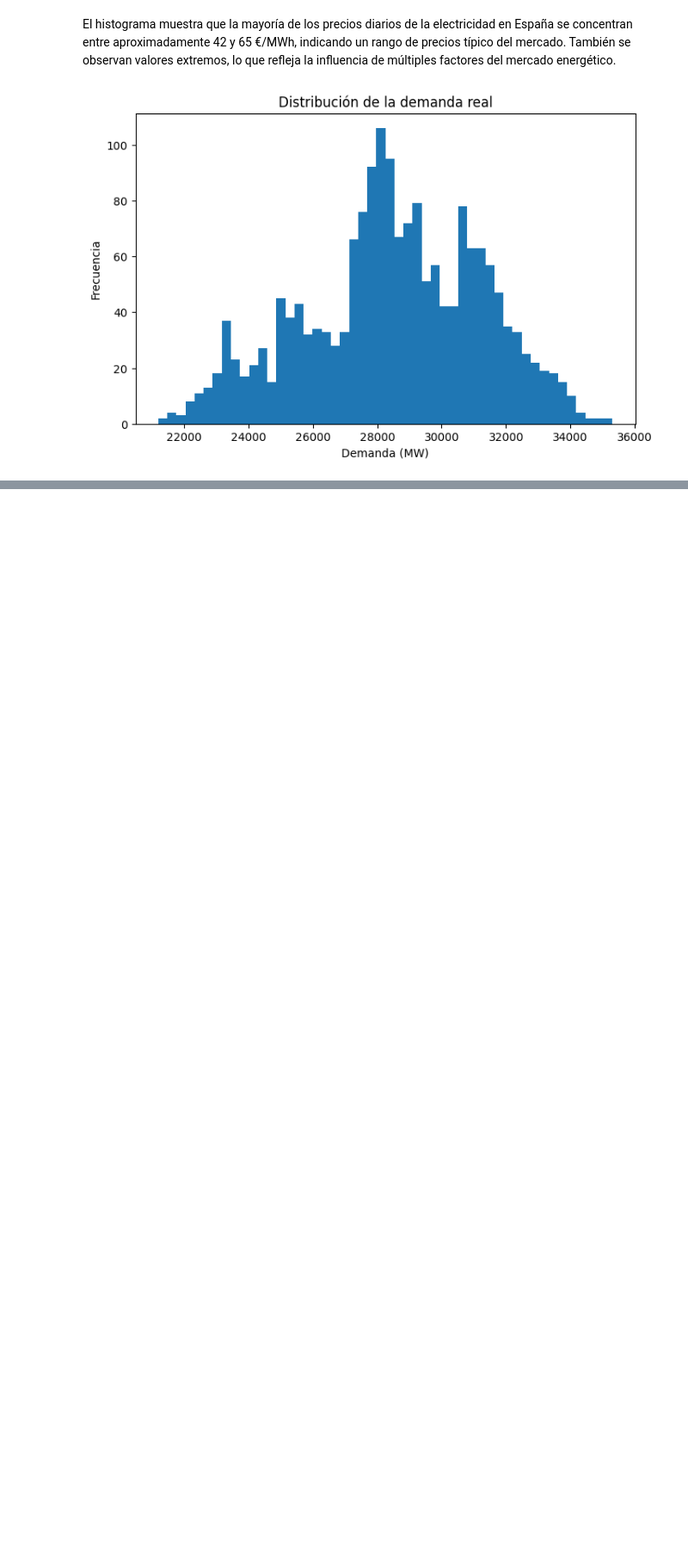
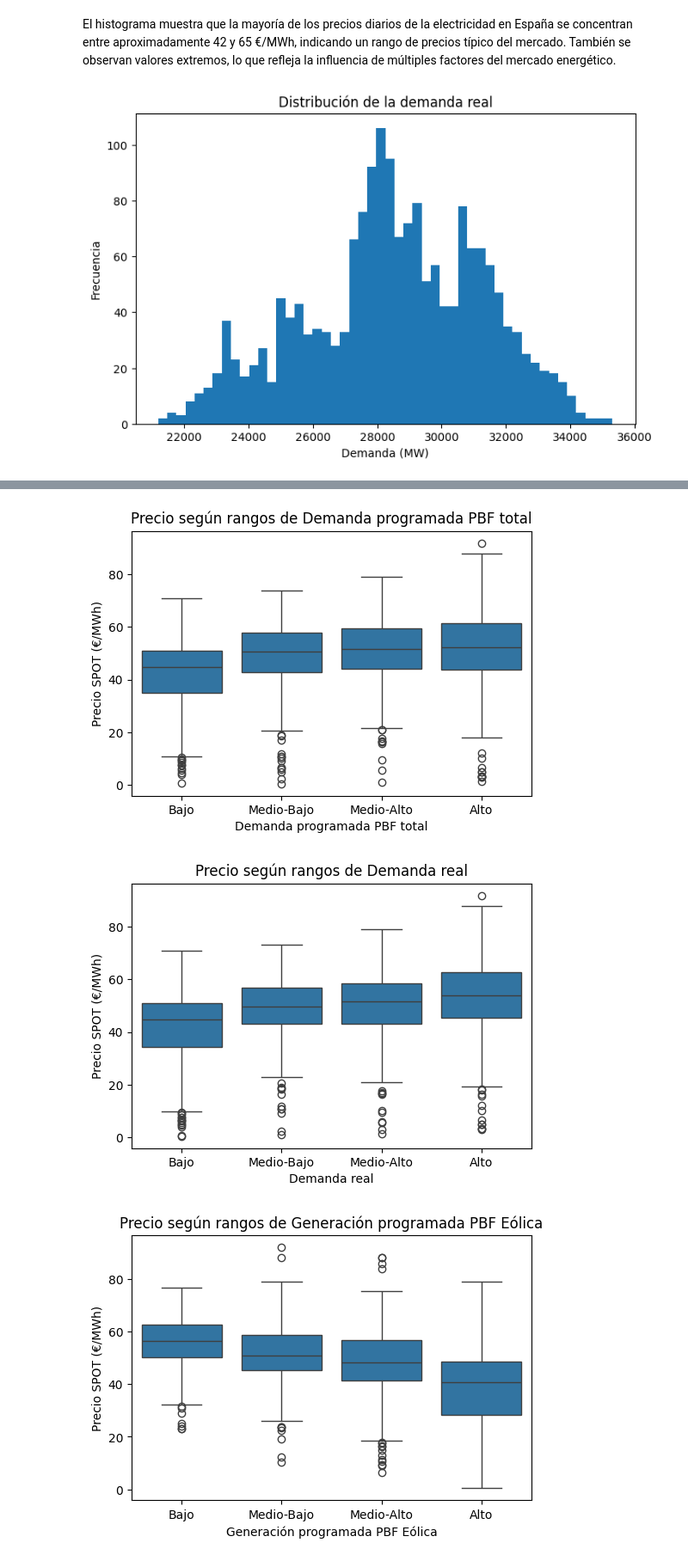
Before and after one commit to imjazmina/analisis_precios_casas_california_y_energia_electrica_espanola, a Jupyter notebook: notebooks/energy.ipynb, the cells around one changed output, grey strips where cells are left out. Shown at 86% size. Saved outputs shown, nothing was run; the diff lists cells and outputs as text; code cells hidden in the pictures; blank space fills up the shorter version.

```diff
--- a/notebooks/energy.ipynb
+++ b/notebooks/energy.ipynb
@@ -366,0 +459,15 @@ plt.show()
+# %%
+for var in variables:
+    df_temp = df_wide[[var, precio]].dropna()
+    df_temp["rango"] = pd.qcut(df_temp[var], q=4, labels=["Bajo", "Medio-Bajo", "Medio-Alto", "Alto"])
+
+    plt.figure(figsize=(6,4))
+    sns.boxplot(x="rango", y=precio, data=df_temp)
+    plt.title(f"Precio según rangos de {var}")
+    plt.xlabel(var)
+    plt.ylabel("Precio SPOT (€/MWh)")
+    plt.show()
+# %% [output]
+[figure, added]
+[figure, added]
+[figure, added]
```
Also changed, not shown: parts of 17 cells of this notebook.
